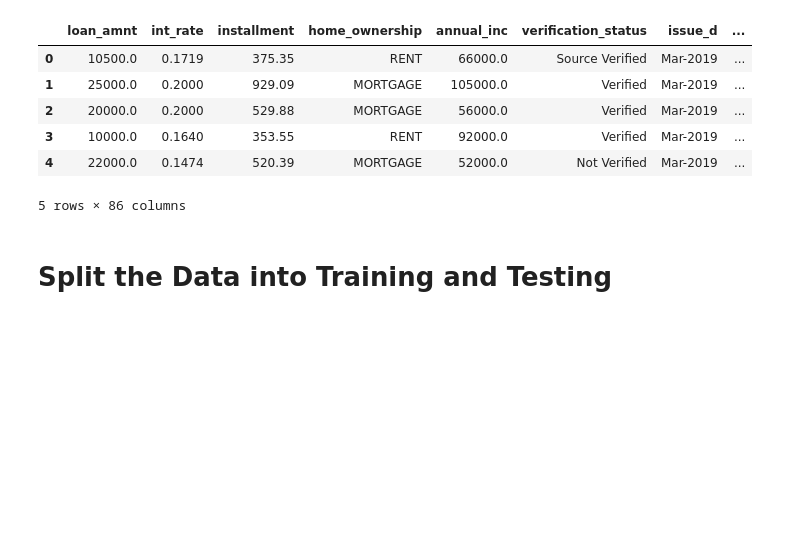
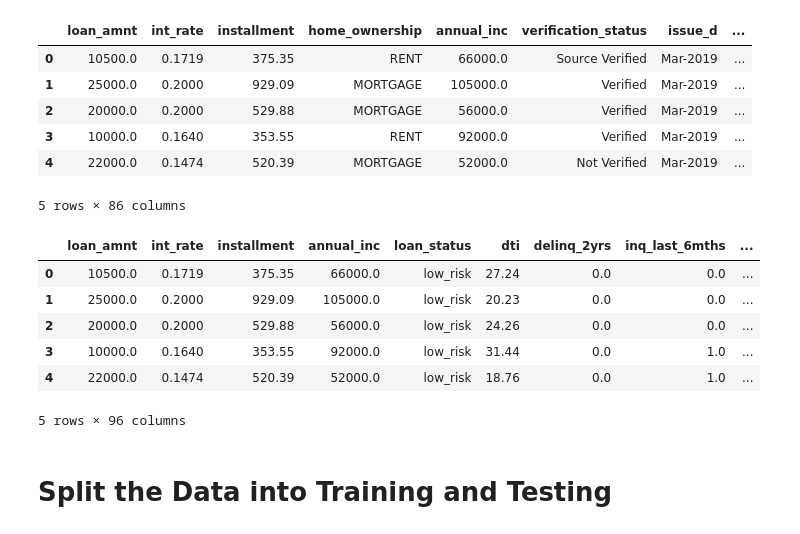
Before and after one commit to PGL50/Credit_Risk_Analysis, a Jupyter notebook: credit_risk_resampling.ipynb, the cells around one changed output. Saved outputs shown, nothing was run; the diff lists cells and outputs as text; code cells hidden in the pictures; blank space fills up the shorter version.

```diff
--- a/credit_risk_resampling.ipynb
+++ b/credit_risk_resampling.ipynb
@@ -79,2 +81,15 @@ df.head()
+# %%
+loans_binary_encoded = pd.get_dummies(df, columns=["home_ownership","verification_status",
+    "pymnt_plan","hardship_flag","debt_settlement_flag","issue_d","initial_list_status",
+    "next_pymnt_d","application_type"])
+loans_binary_encoded.head()
+# %% [output]
+|  | loan_amnt | int_rate | installment | annual_inc | loan_status | dti | delinq_2yrs | inq_last_6mths | ... |
+| 0 | 10500.0 | 0.1719 | 375.35 | 66000.0 | low_risk | 27.24 | 0.0 | 0.0 | ... |
+| 1 | 25000.0 | 0.2000 | 929.09 | 105000.0 | low_risk | 20.23 | 0.0 | 0.0 | ... |
+| 2 | 20000.0 | 0.2000 | 529.88 | 56000.0 | low_risk | 24.26 | 0.0 | 0.0 | ... |
+| 3 | 10000.0 | 0.1640 | 353.55 | 92000.0 | low_risk | 31.44 | 0.0 | 1.0 | ... |
+| 4 | 22000.0 | 0.1474 | 520.39 | 52000.0 | low_risk | 18.76 | 0.0 | 1.0 | ... |
+5 rows × 96 columns
 # %% [markdown]
 # Split the Data into Training and Testing
```
Also changed, not shown: parts of 31 cells of this notebook, 8 other files.
